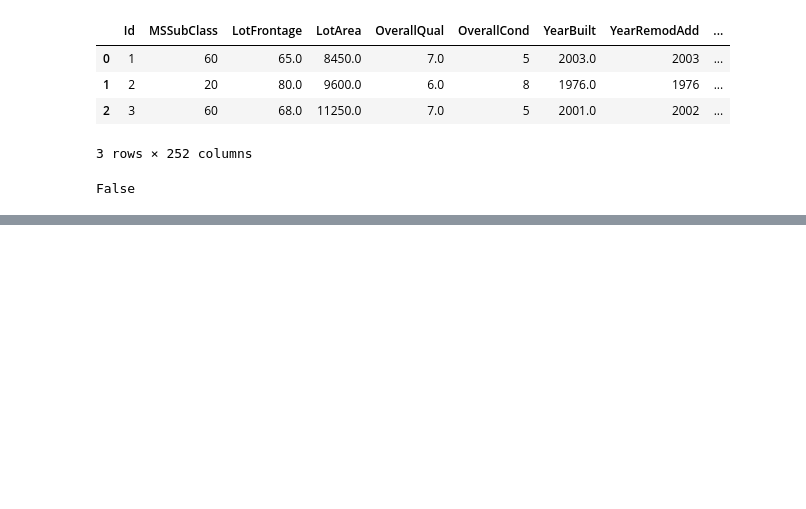
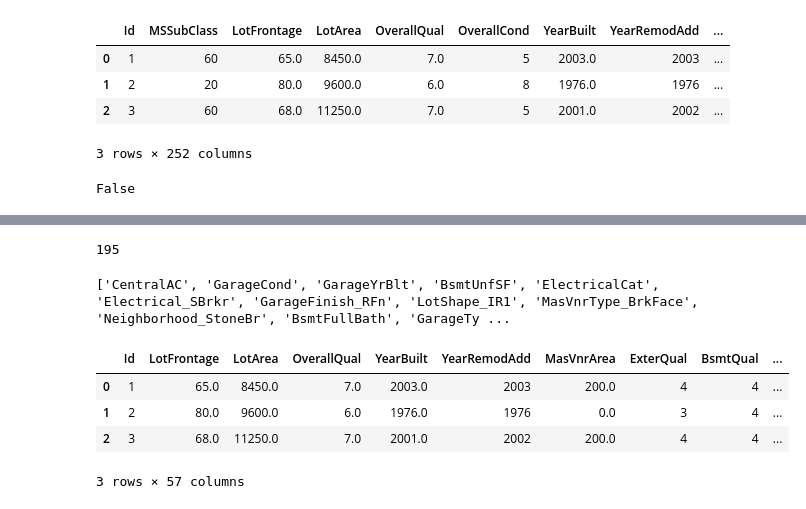
Before and after one commit to ChrisJtron/Ames_Iowa_Predictions, a Jupyter notebook: Kaggle_Housing_Prices/Keras_Sequential.ipynb, the cells around one changed output, grey strips where cells are left out. Cells and saved outputs as stored; diff of their text form; code cells hidden in the pictures; blank space fills up the shorter version.

```diff
--- a/Kaggle_Housing_Prices/Keras_Sequential.ipynb
+++ b/Kaggle_Housing_Prices/Keras_Sequential.ipynb
@@ -83,0 +150,4 @@ Epoch 70/70
+# %%
+len(Drop)
+# %% [output]
+195
@@ -83,0 +163,10 @@ Epoch 70/70
+# %%
+name_list=[]
+
+for each in names:
+    b=each.replace("  ", "")
+    name_list.append(b)
+
+print(name_list)
+# %% [output]
+['CentralAC', 'GarageCond', 'GarageYrBlt', 'BsmtUnfSF', 'ElectricalCat', 'Electrical_SBrkr', 'GarageFinish_RFn', 'LotShape_IR1', 'MasVnrType_BrkFace', 'Neighborhood_StoneBr', 'BsmtFullBath', 'GarageTy ...
@@ -83,0 +175,8 @@ Epoch 70/70
+# %%
+Simple.head(3)
+# %% [output]
+|  | Id | LotFrontage | LotArea | OverallQual | YearBuilt | YearRemodAdd | MasVnrArea | ExterQual | BsmtQual | ... |
+| 0 | 1 | 65.0 | 8450.0 | 7.0 | 2003.0 | 2003 | 200.0 | 4 | 4 | ... |
+| 1 | 2 | 80.0 | 9600.0 | 6.0 | 1976.0 | 1976 | 0.0 | 3 | 4 | ... |
+| 2 | 3 | 68.0 | 11250.0 | 7.0 | 2001.0 | 2002 | 200.0 | 4 | 4 | ... |
+3 rows × 57 columns
```
Also changed, not shown: parts of 22 cells of this notebook.
